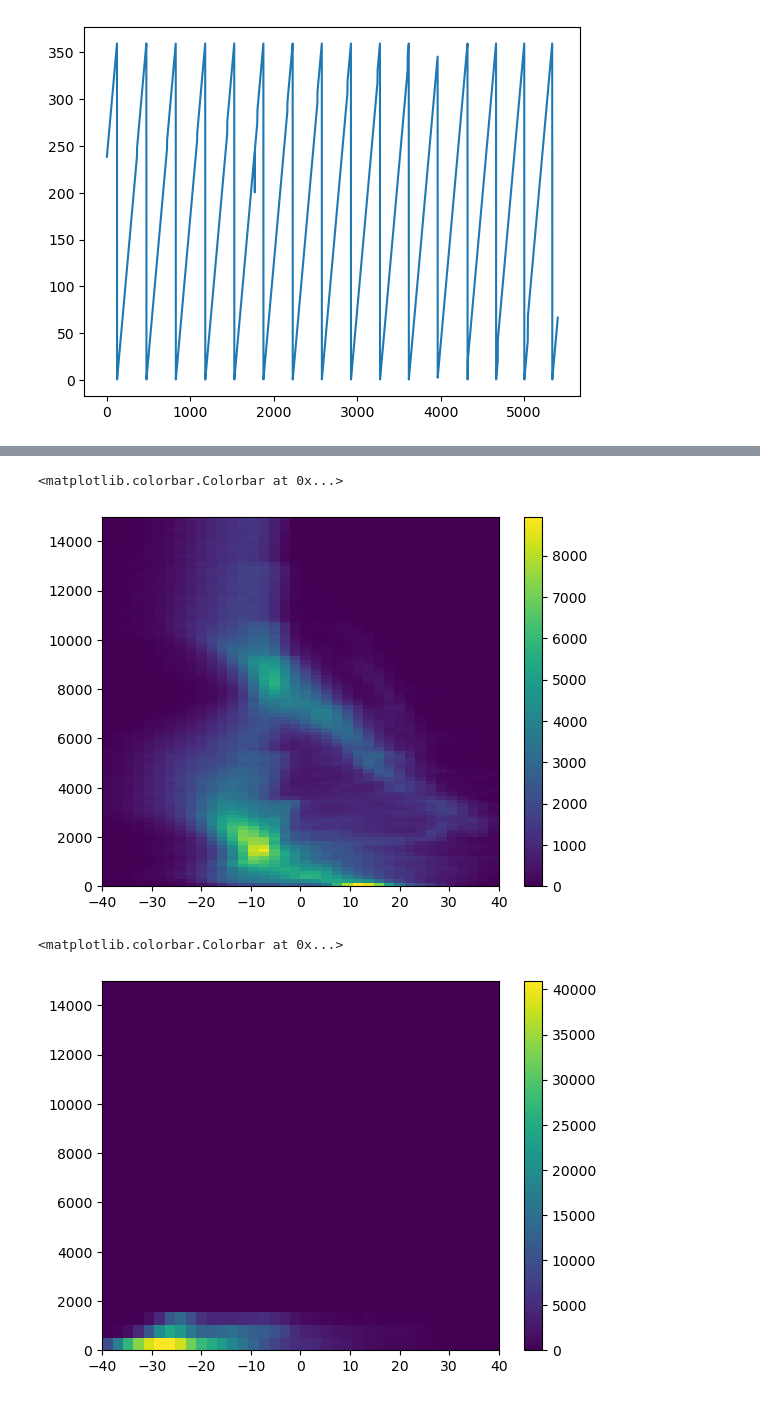
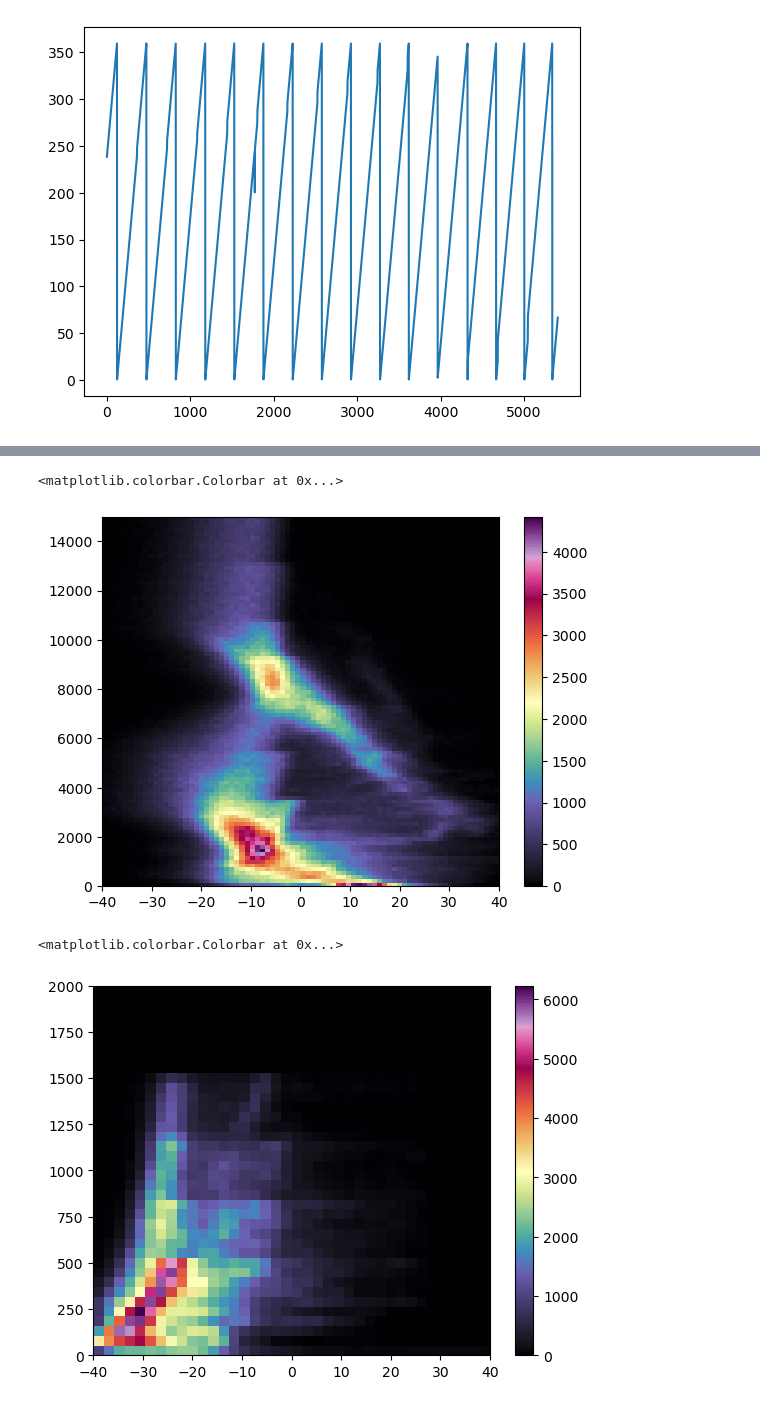
Before and after one commit to ARM-Development/arm-summer-school-2025, a Jupyter notebook: notebooks/pyart/RadarInvestigation.ipynb, the cells around one changed output, grey strips where cells are left out. Drawn from its saved outputs; the diff is of its cells as text; code cells hidden in the pictures.

```diff
--- a/notebooks/pyart/RadarInvestigation.ipynb
+++ b/notebooks/pyart/RadarInvestigation.ipynb
@@ -116,0 +119,4 @@ plt.colorbar()
+# %%
+my_favorite_colormap = pyart.graph.cmweather.cm_colorblind.ChaseSpectral
+plt.pcolormesh(kazr.fields['reflectivity']['data'].transpose(), cmap=my_favorite_colormap)
+plt.colorbar()
@@ -176,27 +188,27 @@ dbz = csapr.fields['reflectivity']['data']
 freq, height_edges, field_edges = np.histogram2d(
         alt.data.flatten(),
         dbz.data.flatten(),
-        bins = [np.linspace(0,15000,99), np.linspace(-40., 40., 39)])
+        bins = [np.linspace(0,15000,99), np.linspace(-40., 40., 79)])
 
 X, Y = np.meshgrid(height_edges, field_edges)
-plt.pcolormesh(Y, X, freq.transpose())
+plt.pcolormesh(Y, X, freq.transpose(), cmap=my_favorite_colormap)
 plt.colorbar()
 # %% [output]
 <matplotlib.colorbar.Colorbar at 0x...>
-[figure, old version]
+[figure, new version]
 # %%
 alt = kasacr.gate_z['data']
 dbz = kasacr.fields['reflectivity']['data']
 freq, height_edges, field_edges = np.histogram2d(
         alt.data.flatten(),
         dbz.data.flatten(),
-        bins = [np.linspace(0,15000,30), np.linspace(-40., 40., 39)])
+        bins = [np.linspace(0,2000,39), np.linspace(-40., 40., 39)])
 
 X, Y = np.meshgrid(height_edges, field_edges)
-plt.pcolormesh(Y, X, freq.transpose())
+plt.pcolormesh(Y, X, freq.transpose(), cmap=my_favorite_colormap)
 plt.colorbar()
 # %% [output]
 <matplotlib.colorbar.Colorbar at 0x...>
-[figure, old version]
+[figure, new version]
 # %% [markdown]
 Number one rule of reflectivity club: Do math in linear units!
```
Also changed, not shown: parts of 13 cells of this notebook.
